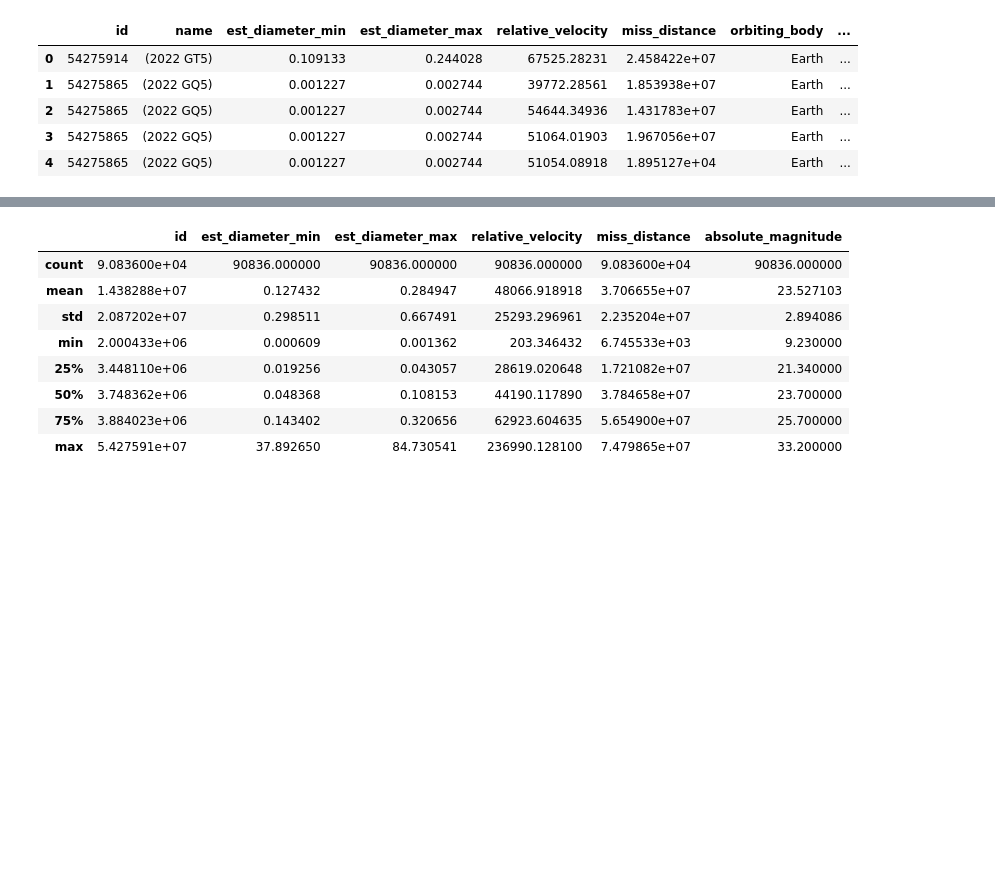
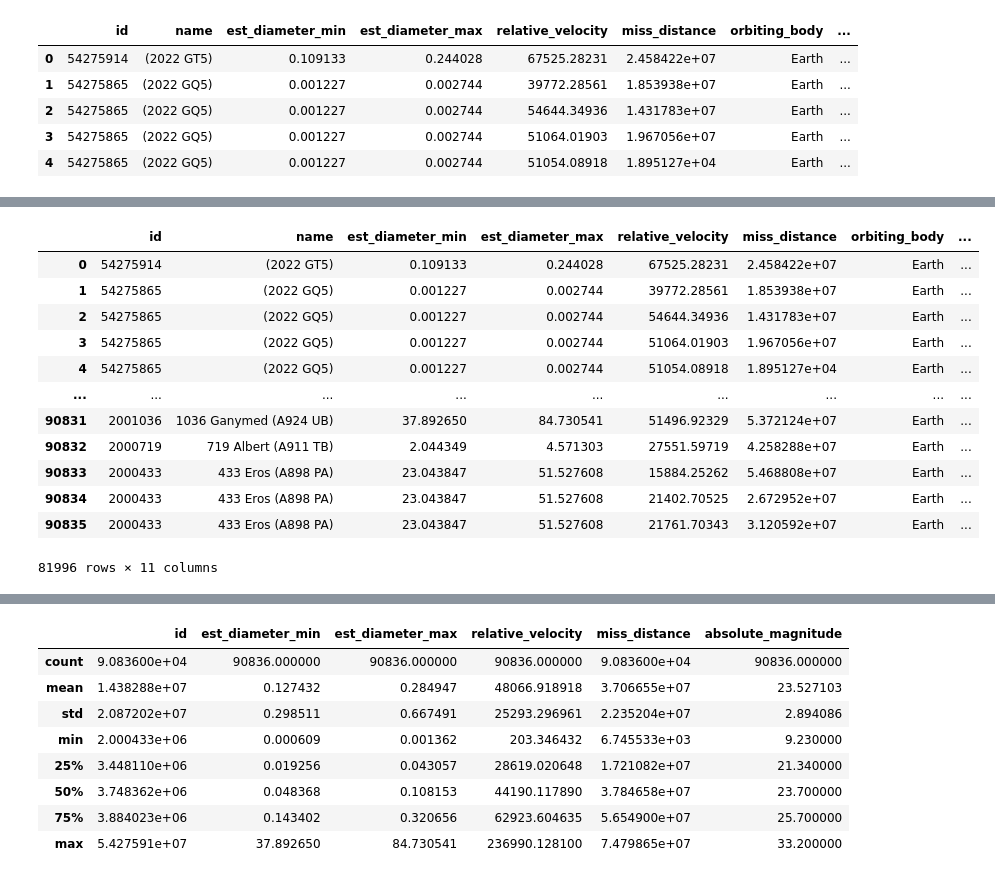
Before and after one commit to mhhussain24/AsteroidProject, a Jupyter notebook: asteriods.ipynb, the cells around one changed output, grey strips where cells are left out. Saved outputs shown, nothing was run; the diff lists cells and outputs as text; code cells hidden in the pictures; blank space fills up the shorter version.

```diff
--- a/asteriods.ipynb
+++ b/asteriods.ipynb
@@ -35,0 +66,17 @@ miss_df.head()
+# %%
+hazardous_false = miss_df.loc[miss_df['hazardous'] == False]
+hazardous_false
+# %% [output]
+|  | id | name | est_diameter_min | est_diameter_max | relative_velocity | miss_distance | orbiting_body | ... |
+| 0 | 54275914 | (2022 GT5) | 0.109133 | 0.244028 | 67525.28231 | 2.458422e+07 | Earth | ... |
+| 1 | 54275865 | (2022 GQ5) | 0.001227 | 0.002744 | 39772.28561 | 1.853938e+07 | Earth | ... |
+| 2 | 54275865 | (2022 GQ5) | 0.001227 | 0.002744 | 54644.34936 | 1.431783e+07 | Earth | ... |
+| 3 | 54275865 | (2022 GQ5) | 0.001227 | 0.002744 | 51064.01903 | 1.967056e+07 | Earth | ... |
+| 4 | 54275865 | (2022 GQ5) | 0.001227 | 0.002744 | 51054.08918 | 1.895127e+04 | Earth | ... |
+| ... | ... | ... | ... | ... | ... | ... | ... | ... |
+| 90831 | 2001036 | 1036 Ganymed (A924 UB) | 37.892650 | 84.730541 | 51496.92329 | 5.372124e+07 | Earth | ... |
+| 90832 | 2000719 | 719 Albert (A911 TB) | 2.044349 | 4.571303 | 27551.59719 | 4.258288e+07 | Earth | ... |
+| 90833 | 2000433 | 433 Eros (A898 PA) | 23.043847 | 51.527608 | 15884.25262 | 5.468808e+07 | Earth | ... |
+| 90834 | 2000433 | 433 Eros (A898 PA) | 23.043847 | 51.527608 | 21402.70525 | 2.672952e+07 | Earth | ... |
+| 90835 | 2000433 | 433 Eros (A898 PA) | 23.043847 | 51.527608 | 21761.70343 | 3.120592e+07 | Earth | ... |
+81996 rows × 11 columns
```
Also changed, not shown: parts of 7 cells of this notebook.
